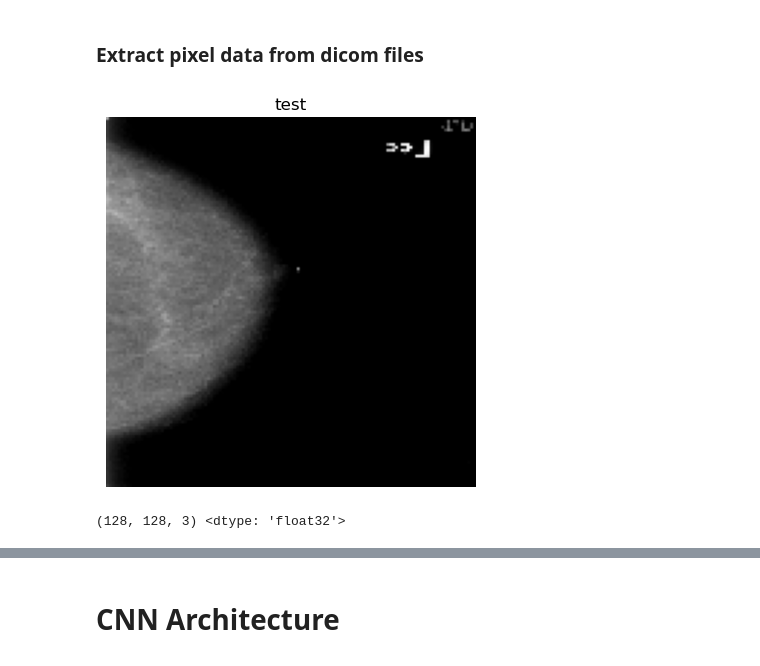
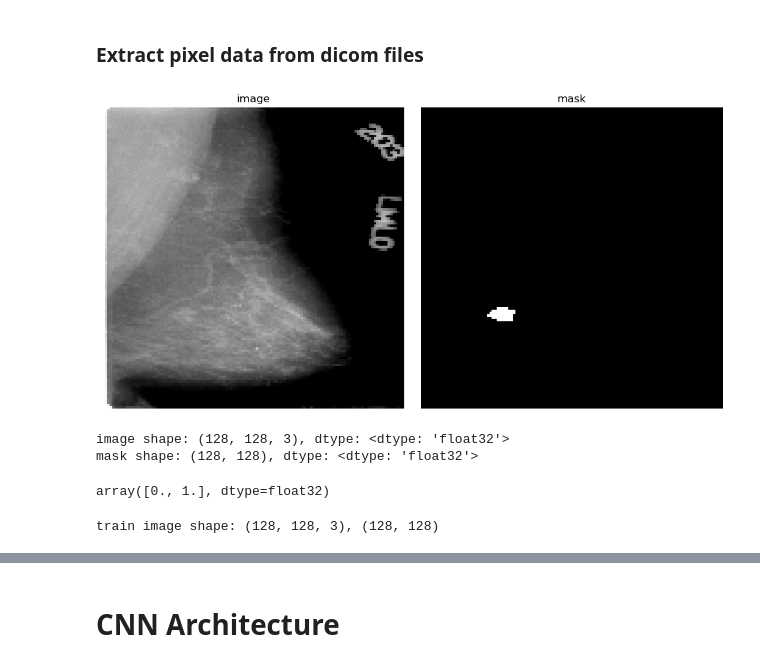
Before and after one commit to we1c0me2s0rapark/UoL-FP, a Jupyter notebook: Model.ipynb, the cells around one changed output, grey strips where cells are left out. Drawn from its saved outputs; the diff is of its cells as text; code cells hidden in the pictures.

Commit message:
update data processing and model

```diff
--- a/Model.ipynb
+++ b/Model.ipynb
@@ -60,7 +68,7 @@ def image_processor(image_path, target_size):
     ds_2d_scaled = (np.maximum(ds_2d, 0) / ds_2d.max()) * 255.0
     ds_2d_scaled = np.uint8(ds_2d_scaled)
     ds_2d_scaled = cv2.cvtColor(ds_2d_scaled, cv2.COLOR_BGR2RGB)
-    ds_resized = tf.image.resize(ds_2d_scaled, (128, 128), method="nearest")
+    ds_resized = tf.image.resize(ds_2d_scaled, (128, 128))
     ds_cast = tf.cast(ds_resized, tf.float32) / 255.0
     return ds_cast
 
@@ -68,12 +76,24 @@ def mask_processor(image_path, target_size):
     path = os.path.join(data_root,'CBIS-DDSM', image_path)
     ds = dicom.dcmread(path)
     ds = ds.pixel_array
+
+    # Scaling
     ds_2d = ds.astype(float)
-    ds_2d_scaled = (np.maximum(ds_2d, 0) / ds_2d.max()) * 255.0
+    ds_2d_scaled = (np.maximum(ds_2d, 0) / ds_2d.max())
+
     ds_2d_scaled = np.uint8(ds_2d_scaled)
     ds_2d_scaled = cv2.cvtColor(ds_2d_scaled, cv2.COLOR_BGR2RGB)
-    ds_resized = tf.image.resize(ds_2d_scaled, (128, 128), method="nearest")
-    ds_cast = ds_resized - 1
+    ds_resized = tf.image.resize(
+        ds_2d_scaled, (128, 128), method = tf.image.ResizeMethod.NEAREST_NEIGHBOR)[:, :, 1]
+
+    # Ensure final dtype is float32 for the model
+    ds_cast = tf.cast(ds_resized, tf.float32)
+
+    # Explicitly ensure shape (128, 128, 1) by adding a channel dimension if it somehow got lost
+    if ds_cast.shape.ndims == 2: # If it's (H, W)
+        ds_cast = tf.expand_dims(ds_cast, axis=-1) # Make it (H, W, 1)
+
+    ds_cast = tf.squeeze(ds_cast, axis=-1)
     return ds_cast
 
 def load_image(input_image, input_mask, target_size):
@@ -83,17 +103,33 @@ def load_image(input_image, input_mask, target_size):
 # %%
 # Test
 import matplotlib.pyplot as plt
 
-path = r"C:\Users\lejam\Desktop\CBIS-DDSM\manifest-1748122768688\CBIS-DDSM\Calc-Test_P_00038_LEFT_CC\08-29-2017-DDSM-NA-96009\1.000000-full mammogram images-63992\1-1.dcm"
-test_data = image_processor(path, target_size)
+image_path = r"C:\Users\lejam\Desktop\CBIS-DDSM\manifest-1748122768688\CBIS-DDSM\Mass-Training_P_02092_LEFT_MLO\07-20-2016-DDSM-NA-65216\1.000000-full mammogram images-91615\1-1.dcm"
+mask_path = r"C:\Users\lejam\Desktop\CBIS-DDSM\manifest-1748122768688\CBIS-DDSM\Mass-Training_P_02092_LEFT_MLO_1\07-21-2016-DDSM-NA-14412\1.000000-ROI mask images-30086\1-1.dcm"
 
-plt.subplot(1, 1, 1)
-plt.title('test')
-plt.imshow(tf.keras.utils.array_to_img(test_data))
-plt.axis("off")
+# Display
+image_data = image_processor(image_path, target_size)
+mask_data = mask_processor(mask_path, target_size)
+
+labels = ['image', 'mask']
+images = [image_data, mask_data]
+
+fig, axes = plt.subplots(1, 2, figsize=(10, 5))
+
+for index in range(len(images)):
+    # Render the image on the current axis
+    ax = axes[index]
+    ax.imshow(images[index], cmap='gray')
+    ax.set_title(labels[index])
+    ax.axis('off')
+    ax.grid(True)
+# Display the subplot
+plt.tight_layout()
 plt.show()
 
-print(test_data.shape, test_data.dtype)
+print(f"image shape: {image_data.shape}, dtype: {image_data.dtype}")
+print(f"mask shape: {mask_data.shape}, dtype: {mask_data.dtype}")
 # %% [output]
-[figure, old version]
+[figure, new version]
-(128, 128, 3) <dtype: 'float32'>
+image shape: (128, 128, 3), dtype: <dtype: 'float32'>
+mask shape: (128, 128), dtype: <dtype: 'float32'>
@@ -103,0 +136,4 @@ BATCH = 2
+# %%
+np.unique(mask_data.numpy())
+# %% [output]
+array([0., 1.], dtype=float32)
@@ -104,6 +151,16 @@ BATCH = 2
 # %%
-#test_train = new_mass_train[:3]
-train_images = tf.data.Dataset.from_tensor_slices((
-    list(map(lambda x: image_processor(x, target_size), new_mass_train['image file path'])),
-    list(map(lambda x: image_processor(x, target_size), new_mass_train['ROI mask file path']))
-))
+train_images = None
+if process_train:
+    train_images = tf.data.Dataset.from_tensor_slices((
+        list(map(lambda x: image_processor(x, target_size), target_mass_train['image file path'])),
+        list(map(lambda x: mask_processor(x, target_size), target_mass_train['ROI mask file path']))
+    ))#.batch(BATCH)
+    #torch.save(train_images, mass_train_tensor_path)
+    tf.data.Dataset.save(train_images, mass_train_tensor_path)
+else:
+    #train_images = torch.load(mass_train_tensor_path)
+    train_images = tf.data.Dataset.load(mass_train_tensor_path)
+for x, y in train_images.take(1):
+    print(f"train image shape: {x.shape}, {y.shape}")
+# %% [output]
+train image shape: (128, 128, 3), (128, 128)
```
Also changed, not shown: parts of 26 cells of this notebook, 1 other file.
